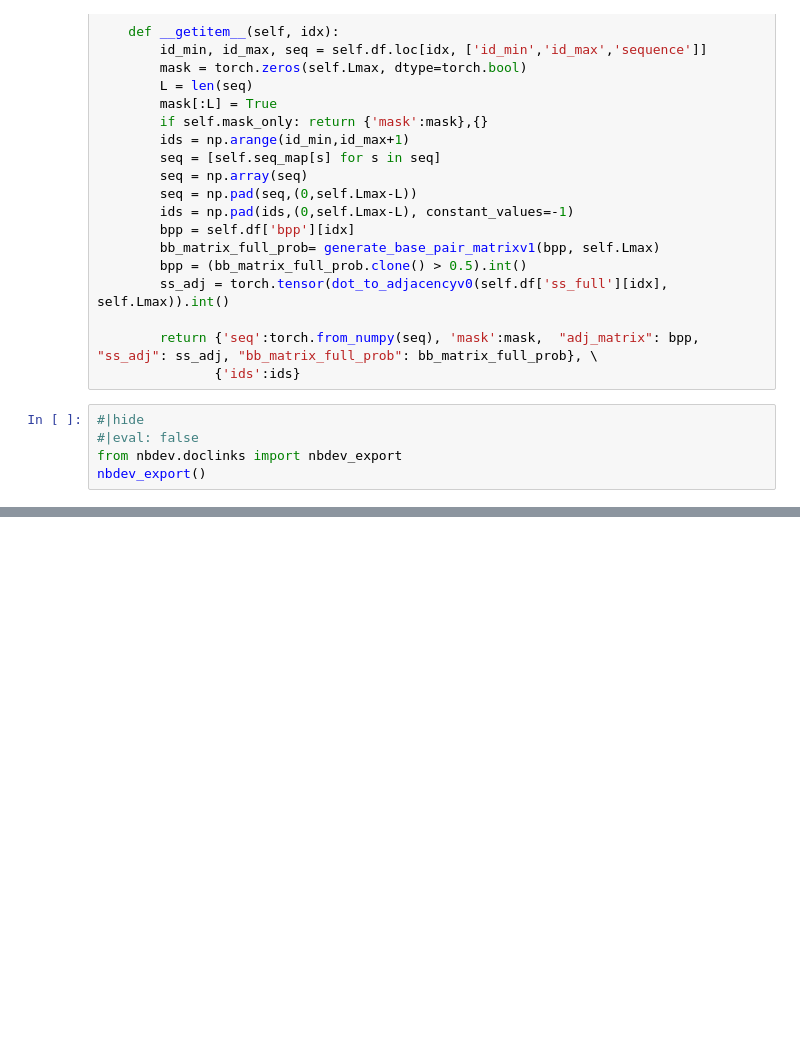
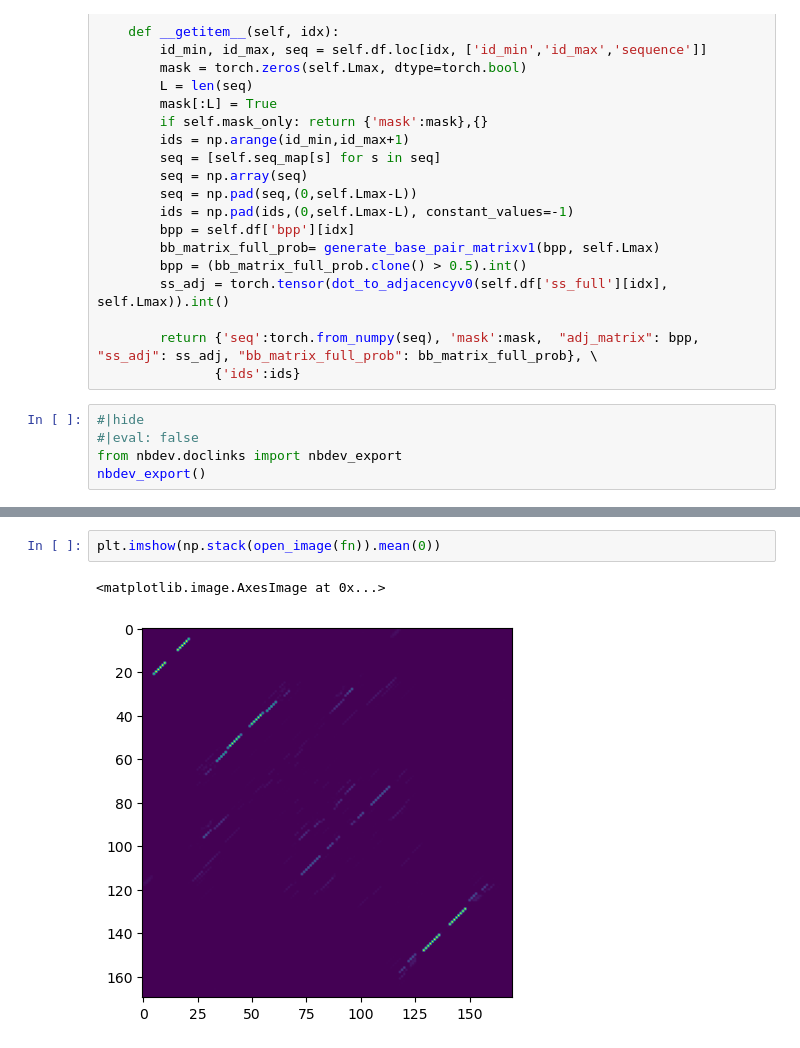
Before and after one commit to DrHB/rna-stanford, a Jupyter notebook: nbs/00_dataset.ipynb, the cells around one changed output, grey strips where cells are left out. Drawn from its saved outputs; the diff is of its cells as text; blank space fills up the shorter version.

```diff
--- a/nbs/00_dataset.ipynb
+++ b/nbs/00_dataset.ipynb
@@ -1188,0 +1228,5 @@ PK50_silico_predictions.csv    R1_silico_predictions.csv
+# %%
+plt.imshow(np.stack(open_image(fn)).mean(0))
+# %% [output]
+<matplotlib.image.AxesImage at 0x...>
+[figure, added]
```
Also changed, not shown: parts of 14 cells of this notebook, 3 other files.
